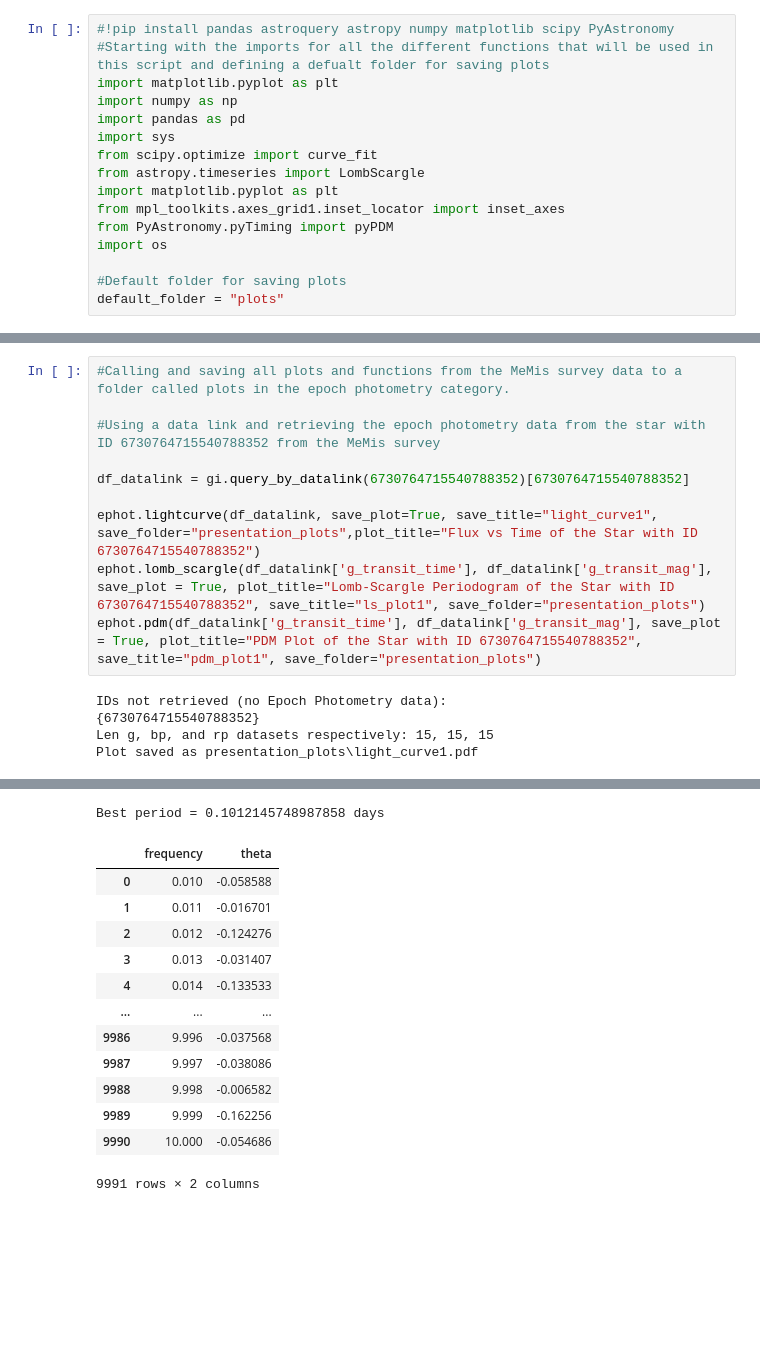
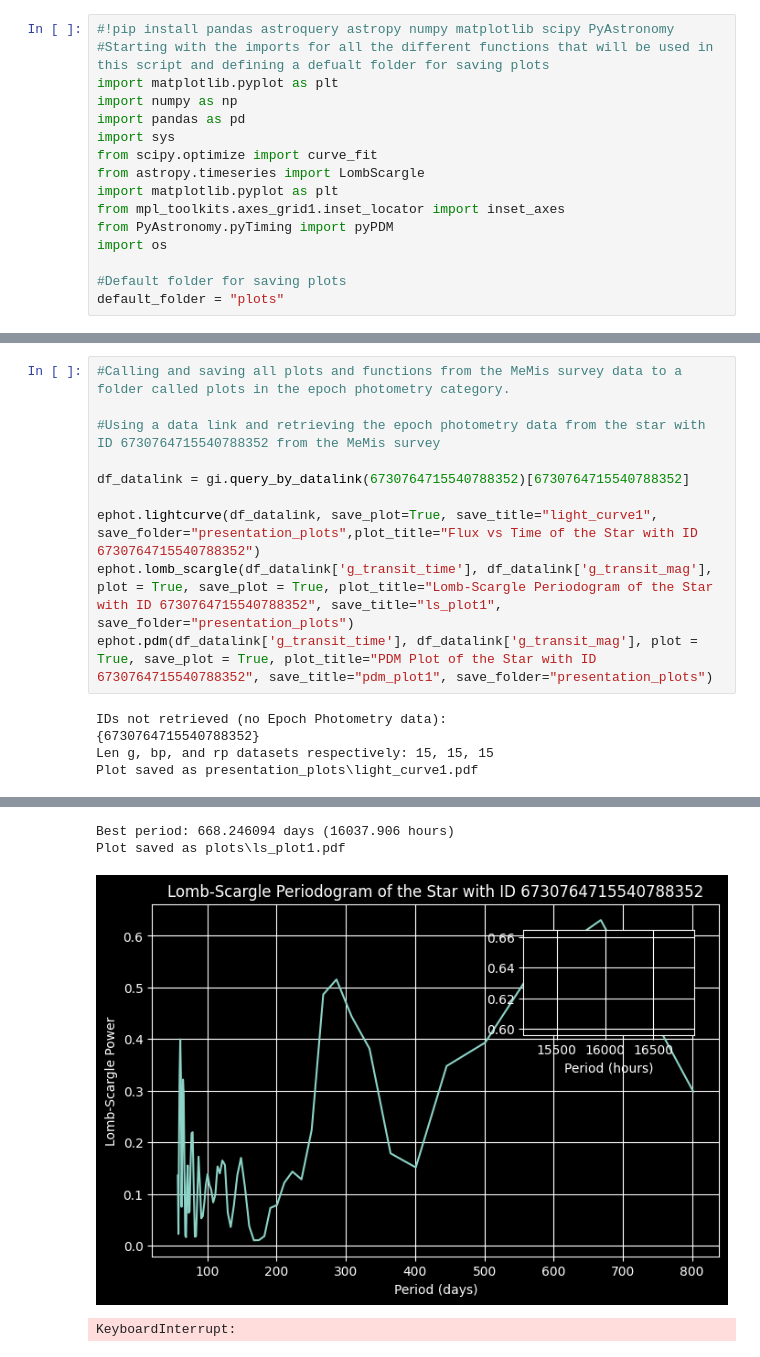
Before and after one commit to Mq1t/gaiadr3-analysis, a Jupyter notebook: notebooks/Presentation126.ipynb, the cells around one changed output, grey strips where cells are left out. Saved outputs shown, nothing was run; the diff lists cells and outputs as text; blank space fills up the shorter version.

```diff
--- a/notebooks/Presentation126.ipynb
+++ b/notebooks/Presentation126.ipynb
@@ -80,30 +82,20 @@ Plot saved as presentation_plots\fitted_hist1.pdf
 # %%
 #Calling and saving all plots and functions from the MeMis survey data to a folder called plots in the epoch photometry category.
 
 #Using a data link and retrieving the epoch photometry data from the star with ID 6730764715540788352 from the MeMis survey
 
 df_datalink = gi.query_by_datalink(6730764715540788352)[6730764715540788352]
 
 ephot.lightcurve(df_datalink, save_plot=True, save_title="light_curve1", save_folder="presentation_plots",plot_title="Flux vs Time of the Star with ID 6730764715540788352")
-ephot.lomb_scargle(df_datalink['g_transit_time'], df_datalink['g_transit_mag'], save_plot = True, plot_title="Lomb-Scargle Periodogram of the Star with ID 6730764715540788352", save_title="ls_plot1", save_folder="presentation_plots")
-ephot.pdm(df_datalink['g_transit_time'], df_datalink['g_transit_mag'], save_plot = True, plot_title="PDM Plot of the Star with ID 6730764715540788352", save_title="pdm_plot1", save_folder="presentation_plots")
+ephot.lomb_scargle(df_datalink['g_transit_time'], df_datalink['g_transit_mag'], plot = True, save_plot = True, plot_title="Lomb-Scargle Periodogram of the Star with ID 6730764715540788352", save_title="ls_plot1", save_folder="presentation_plots")
+ephot.pdm(df_datalink['g_transit_time'], df_datalink['g_transit_mag'], plot = True, save_plot = True, plot_title="PDM Plot of the Star with ID 6730764715540788352", save_title="pdm_plot1", save_folder="presentation_plots")
 # %% [output]
 IDs not retrieved (no Epoch Photometry data):
 {6730764715540788352}
 Len g, bp, and rp datasets respectively: 15, 15, 15
 Plot saved as presentation_plots\light_curve1.pdf
 [figure]
-Best period = 0.1012145748987858 days
+Best period: 668.246094 days (16037.906 hours)
+Plot saved as plots\ls_plot1.pdf
-|  | frequency | theta |
-| 0 | 0.010 | -0.058588 |
-| 1 | 0.011 | -0.016701 |
-| 2 | 0.012 | -0.124276 |
-| 3 | 0.013 | -0.031407 |
-| 4 | 0.014 | -0.133533 |
-| ... | ... | ... |
-| 9986 | 9.996 | -0.037568 |
-| 9987 | 9.997 | -0.038086 |
-| 9988 | 9.998 | -0.006582 |
-| 9989 | 9.999 | -0.162256 |
-| 9990 | 10.000 | -0.054686 |
+[figure, added]
-9991 rows × 2 columns
+KeyboardInterrupt:
```
Also changed, not shown: parts of 3 cells of this notebook, 10 other files.
